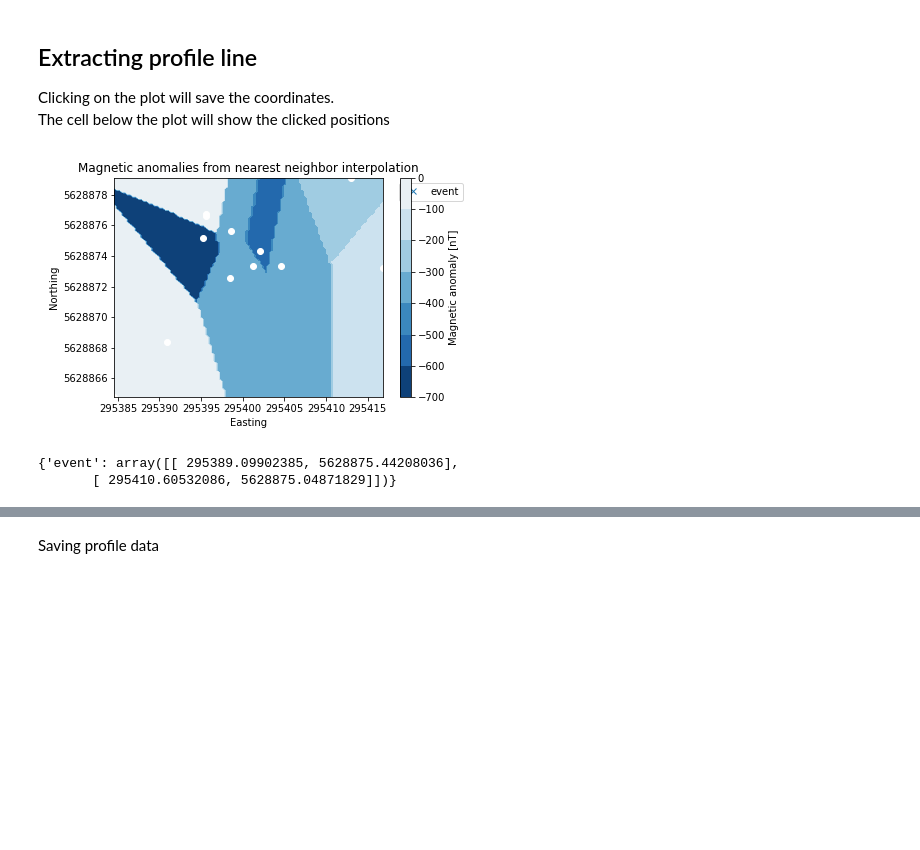
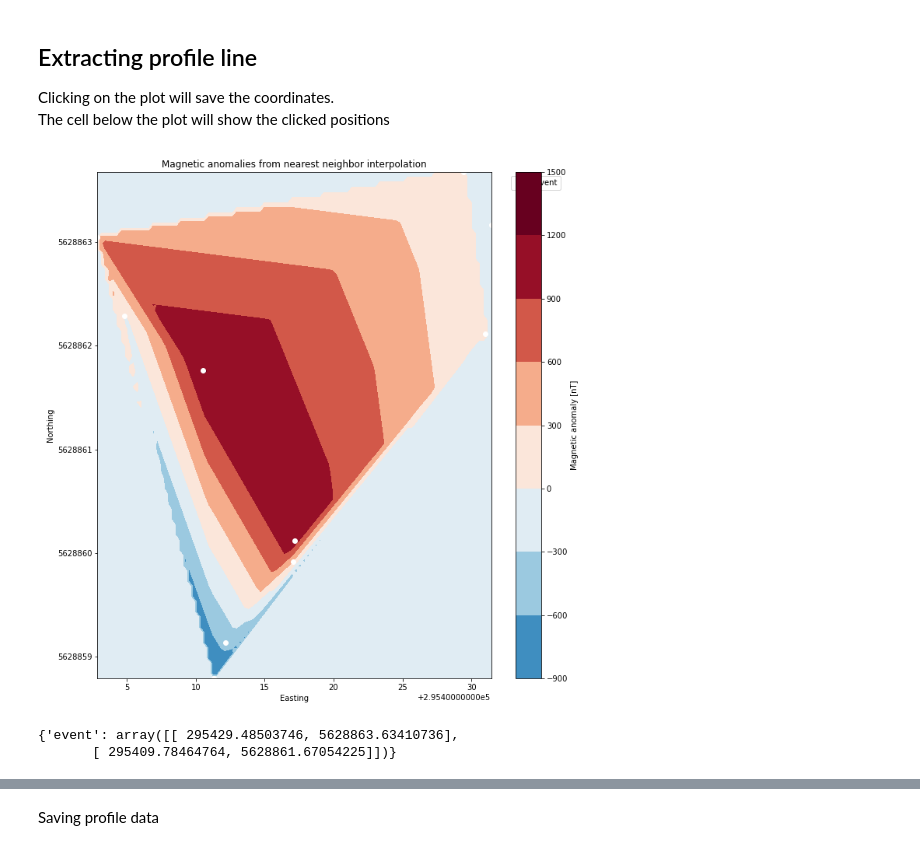
Before and after one commit to JuliusHen/Geophyphox-Excursion, a Jupyter notebook: Excursion Notebooks/Magnetics_transformation.ipynb, the cells around one changed output, grey strips where cells are left out. Drawn from its saved outputs; the diff is of its cells as text; code cells hidden in the pictures; blank space fills up the shorter version.

```diff
--- a/Excursion Notebooks/Magnetics_transformation.ipynb
+++ b/Excursion Notebooks/Magnetics_transformation.ipynb
@@ -548,28 +616,27 @@ The cell below the plot will show the clicked positions
 # %%
 %matplotlib widget
 import numpy as np
 import matplotlib.pyplot as plt
 from mpl_point_clicker import clicker
 
-fig, ax = plt.subplots()
-
-im  =ax.contourf(mgX, mgY, nearest_neighbors.reshape(mgX.shape),
+fig, ax = plt.subplots(figsize=(10,10))
+im  =ax.contourf(mgX, mgY, linear_spline.reshape(mgX.shape),
             vmin=vmin, vmax=vmax, cmap="RdBu_r")
 ax.scatter(data_combined['x'], data_combined['y'],color="white")
 ax.set(xlabel='Easting', ylabel='Northing', title='Magnetic anomalies from nearest neighbor interpolation')
 ax.set_yticklabels(['{:}'.format(int(x)) for x in ax.get_yticks().tolist()]) # Fixes y-axis tick labels
 plt.colorbar(im, ax=ax, label='Magnetic anomaly [nT]')
 plt.tight_layout()
 klicker = clicker(ax, ["event"], markers=["x"])
 plt.show()
 # %% [output]
-[figure, old version]
+[figure, new version]
 # %%
 #Print profile start and end
 print(klicker.get_positions())
 # %% [output]
-{'event': array([[ 295389.09902385, 5628875.44208036],
-       [ 295410.60532086, 5628875.04871829]])}
+{'event': array([[ 295429.48503746, 5628863.63410736],
+       [ 295409.78464764, 5628861.67054225]])}
 # %%
 %matplotlib inline
 from matplotlib.patches import Polygon
```
Also changed, not shown: parts of 15 cells of this notebook, 8 other files.
